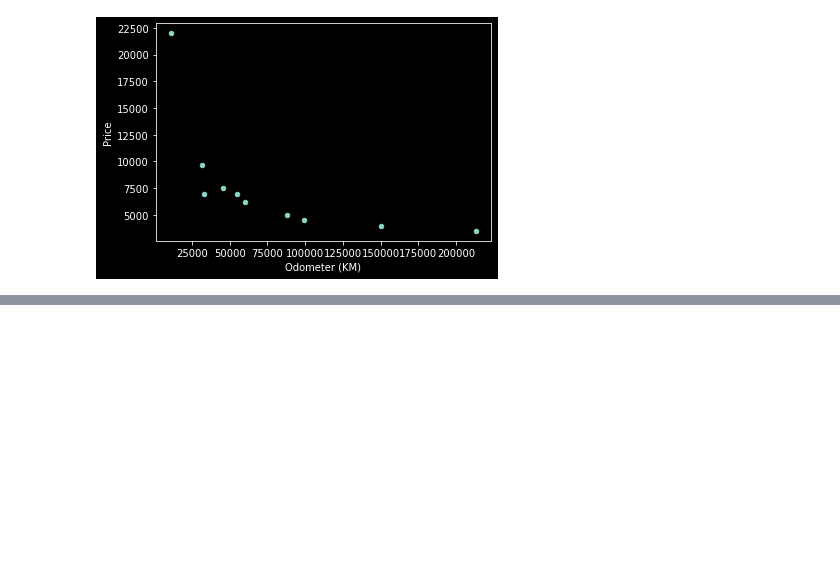
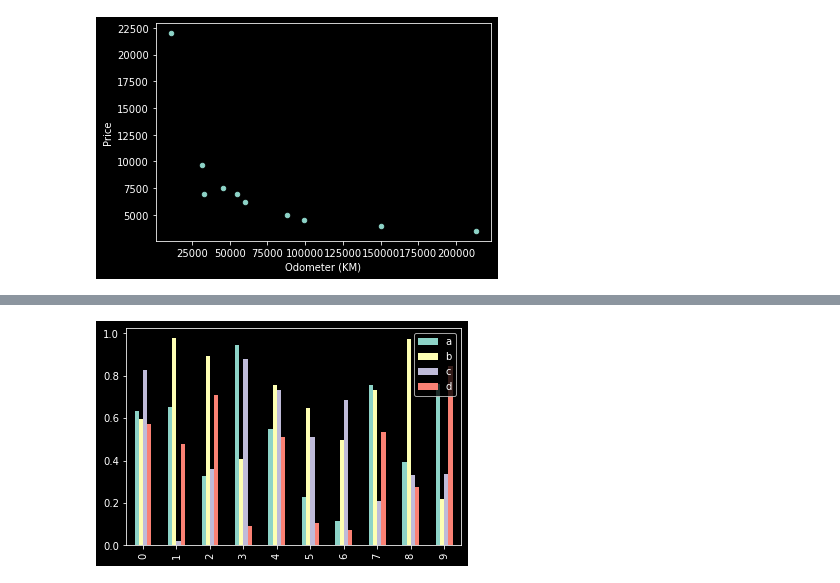
Before and after one commit to crypt096/zero-to-mastery-ml, a Jupyter notebook: introduction-to-matplotlib.ipynb, the cells around one changed output, grey strips where cells are left out. Saved outputs shown, nothing was run; the diff lists cells and outputs as text; code cells hidden in the pictures; blank space fills up the shorter version.

```diff
--- a/introduction-to-matplotlib.ipynb
+++ b/introduction-to-matplotlib.ipynb
@@ -286,0 +311,4 @@ car_sales.plot(x="Odometer (KM)",y="Price", kind="scatter");
+# %%
+df.plot(kind="bar");
+# %% [output]
+[figure, added]
```
Also changed, not shown: parts of 7 cells of this notebook.
